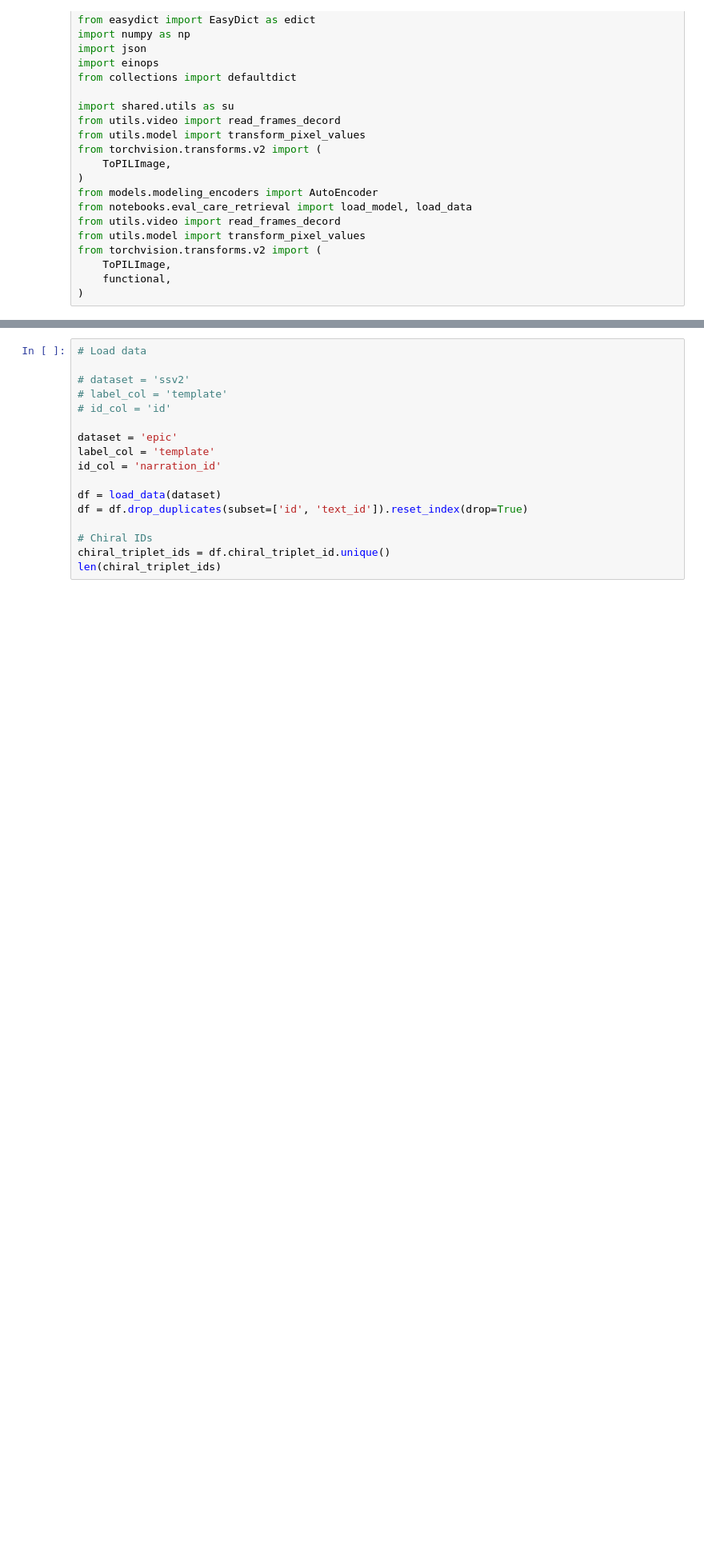
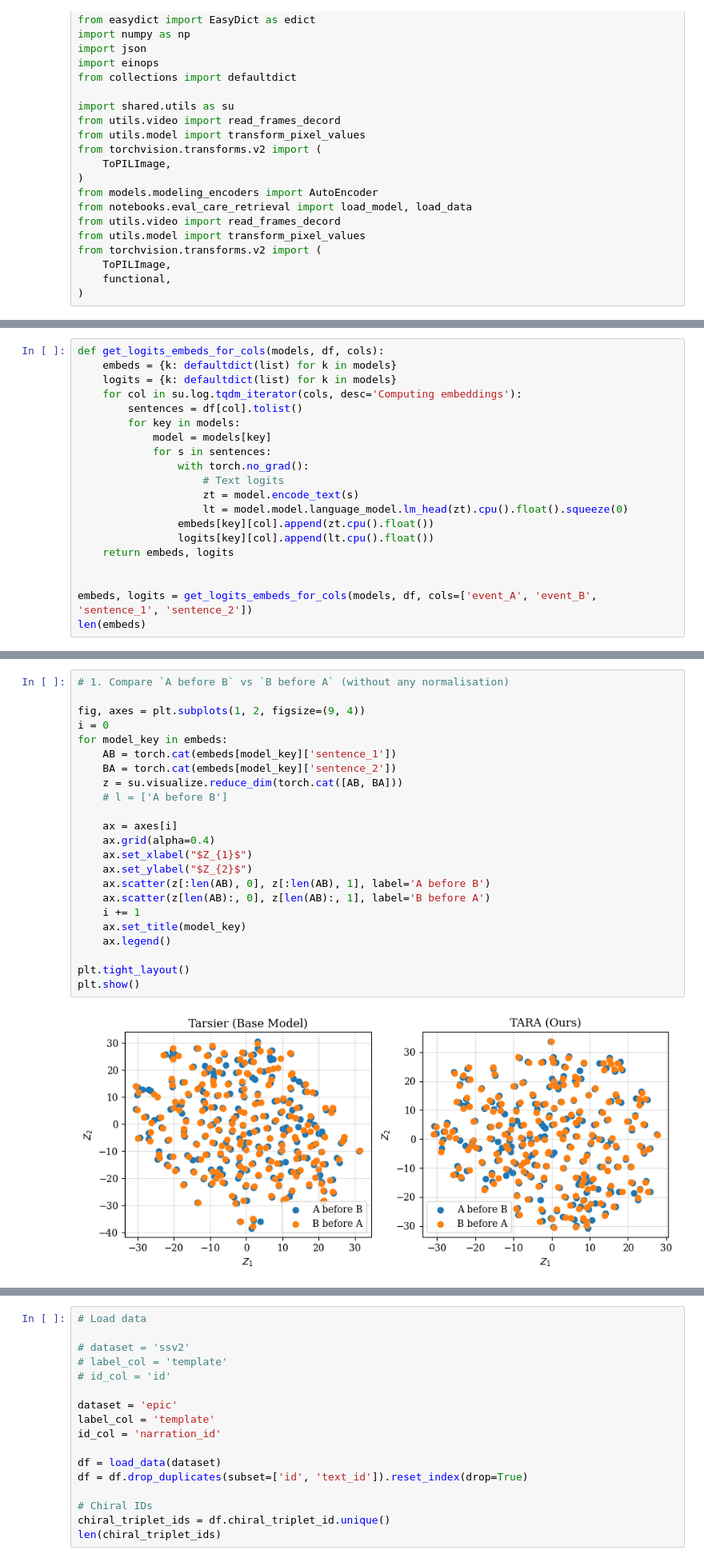
Before and after one commit to bpiyush/CaReBench, a Jupyter notebook: notebooks/visualize_logits.ipynb, the cells around one changed output, grey strips where cells are left out. Shown at 80% size. Drawn from its saved outputs; the diff is of its cells as text; blank space fills up the shorter version.

```diff
--- a/notebooks/visualize_logits.ipynb
+++ b/notebooks/visualize_logits.ipynb
@@ -85,0 +97,20 @@ The model weights are not tied. Please use the `tie_weights` method before using
+# %%
+def get_logits_embeds_for_cols(models, df, cols):
+    embeds = {k: defaultdict(list) for k in models}
+    logits = {k: defaultdict(list) for k in models}
+    for col in su.log.tqdm_iterator(cols, desc='Computing embeddings'):
+        sentences = df[col].tolist()
+        for key in models:
+            model = models[key]
+            for s in sentences:
+                with torch.no_grad():
+                    # Text logits
+                    zt = model.encode_text(s)
+                    lt = model.model.language_model.lm_head(zt).cpu().float().squeeze(0)
+                embeds[key][col].append(zt.cpu().float())
+                logits[key][col].append(lt.cpu().float())
+    return embeds, logits
+
+
+embeds, logits = get_logits_embeds_for_cols(models, df, cols=['event_A', 'event_B', 'sentence_1', 'sentence_2'])
+len(embeds)
@@ -85,0 +120,25 @@ The model weights are not tied. Please use the `tie_weights` method before using
+# %%
+# 1. Compare `A before B` vs `B before A` (without any normalisation)
+
+fig, axes = plt.subplots(1, 2, figsize=(9, 4))
+i = 0
+for model_key in embeds:
+    AB = torch.cat(embeds[model_key]['sentence_1'])
+    BA = torch.cat(embeds[model_key]['sentence_2'])
+    z = su.visualize.reduce_dim(torch.cat([AB, BA]))
+    # l = ['A before B']
+
+    ax = axes[i]
+    ax.grid(alpha=0.4)
+    ax.set_xlabel("$Z_{1}$")
+    ax.set_ylabel("$Z_{2}$")
+    ax.scatter(z[:len(AB), 0], z[:len(AB), 1], label='A before B')
+    ax.scatter(z[len(AB):, 0], z[len(AB):, 1], label='B before A')
+    i += 1
+    ax.set_title(model_key)
+    ax.legend()
+
+plt.tight_layout()
+plt.show()
+# %% [output]
+[figure, added]
```
Also changed, not shown: parts of 8 cells of this notebook.
